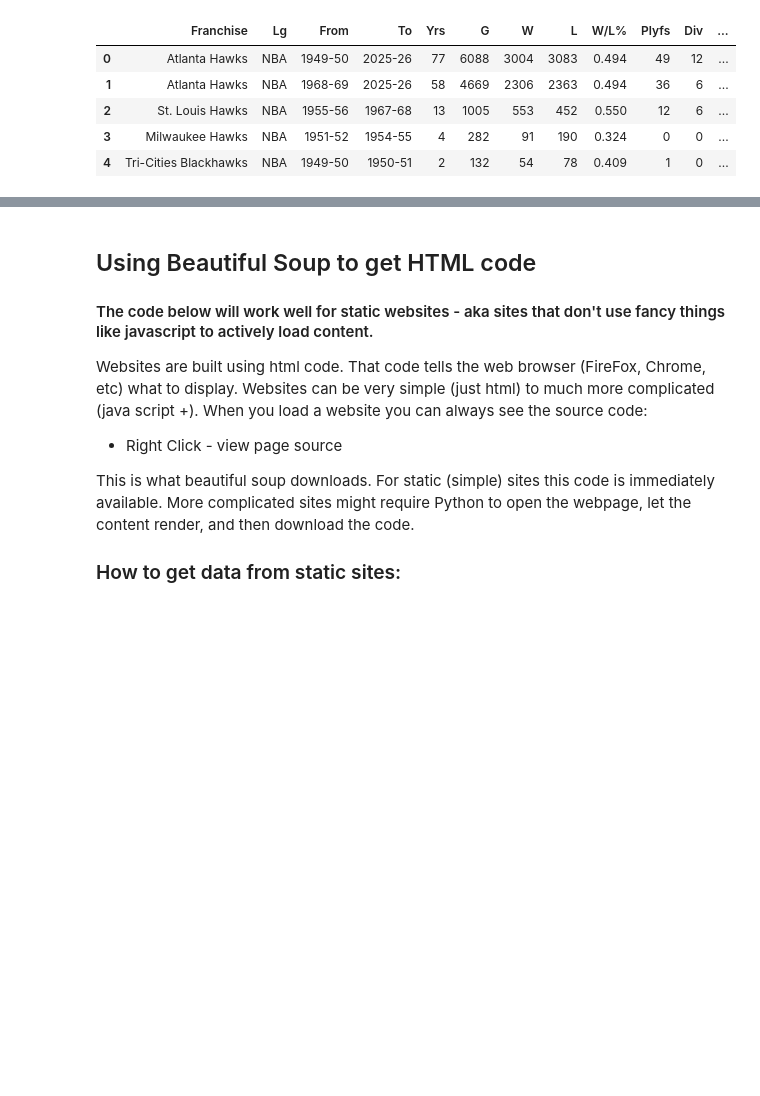
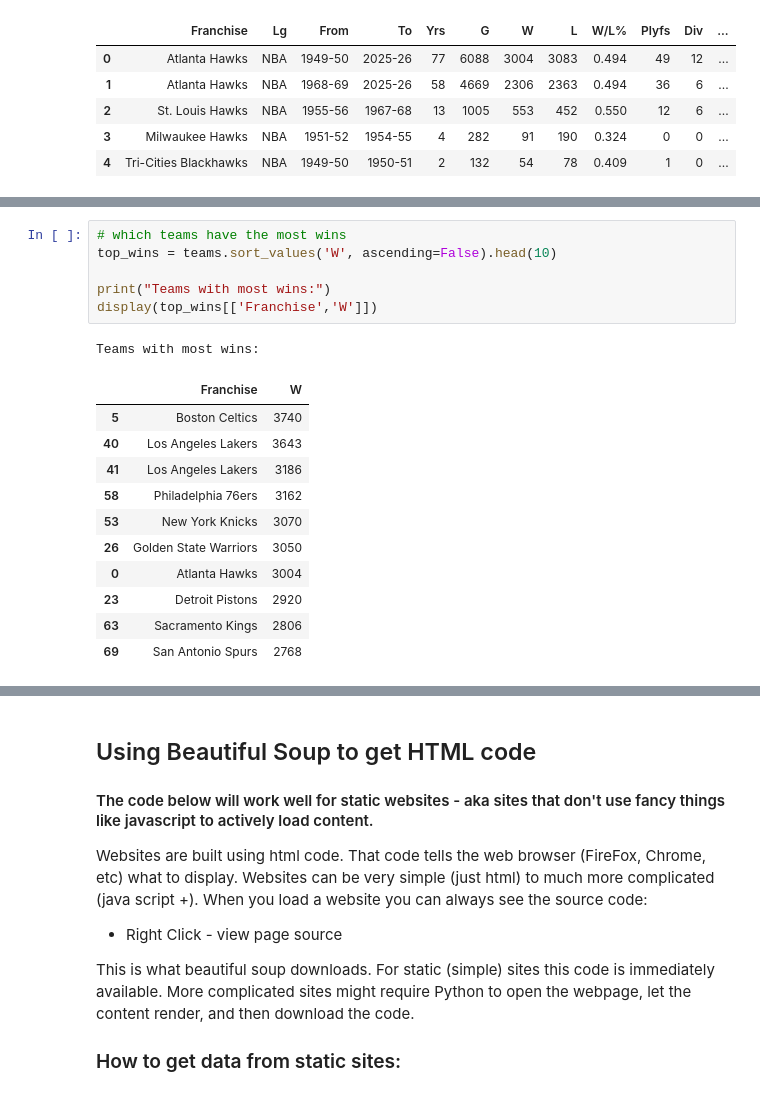
Before and after one commit to roryhuck/PythonProgramming, a Jupyter notebook: Day17/HwPractice17.ipynb, the cells around one changed output, grey strips where cells are left out. Drawn from its saved outputs; the diff is of its cells as text; blank space fills up the shorter version.

```diff
--- a/Day17/HwPractice17.ipynb
+++ b/Day17/HwPractice17.ipynb
@@ -228,0 +257,19 @@ teams.head()
+# %%
+# which teams have the most wins
+top_wins = teams.sort_values('W', ascending=False).head(10)
+
+print("Teams with most wins:")
+display(top_wins[['Franchise','W']])
+# %% [output]
+Teams with most wins:
+|  | Franchise | W |
+| 5 | Boston Celtics | 3740 |
+| 40 | Los Angeles Lakers | 3643 |
+| 41 | Los Angeles Lakers | 3186 |
+| 58 | Philadelphia 76ers | 3162 |
+| 53 | New York Knicks | 3070 |
+| 26 | Golden State Warriors | 3050 |
+| 0 | Atlanta Hawks | 3004 |
+| 23 | Detroit Pistons | 2920 |
+| 63 | Sacramento Kings | 2806 |
+| 69 | San Antonio Spurs | 2768 |
```
Also changed, not shown: parts of 17 cells of this notebook, 2 other files.
